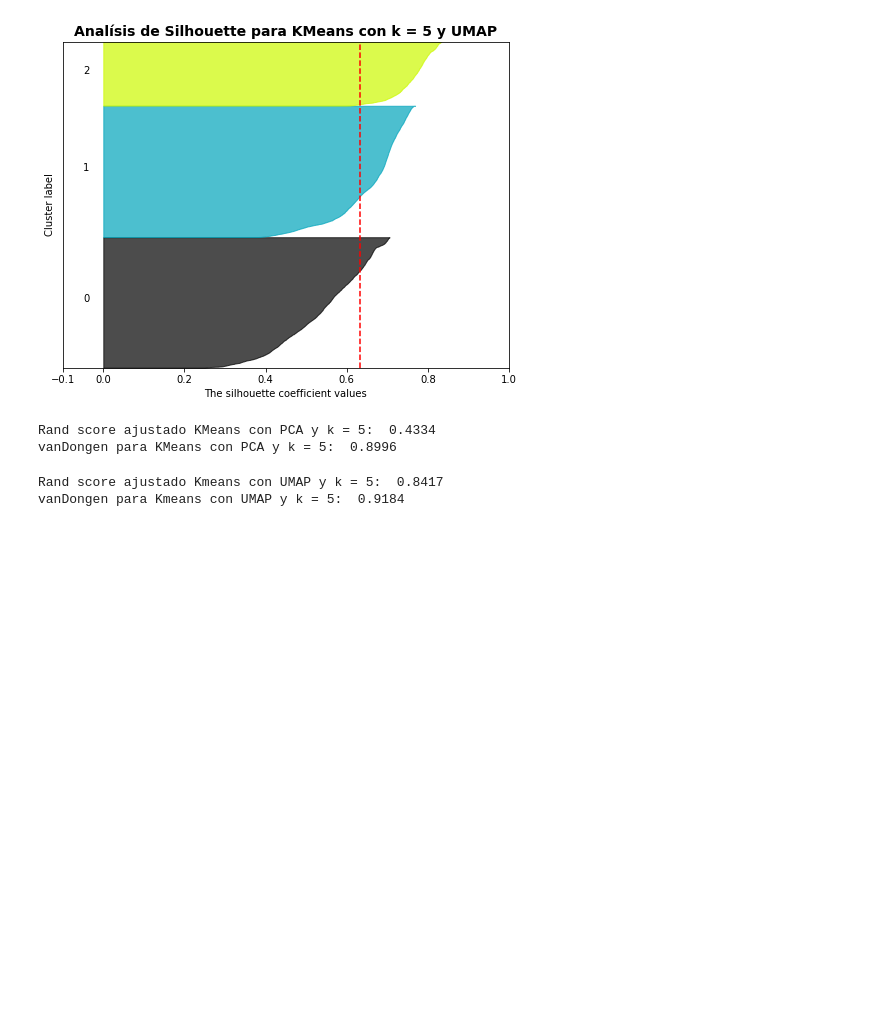
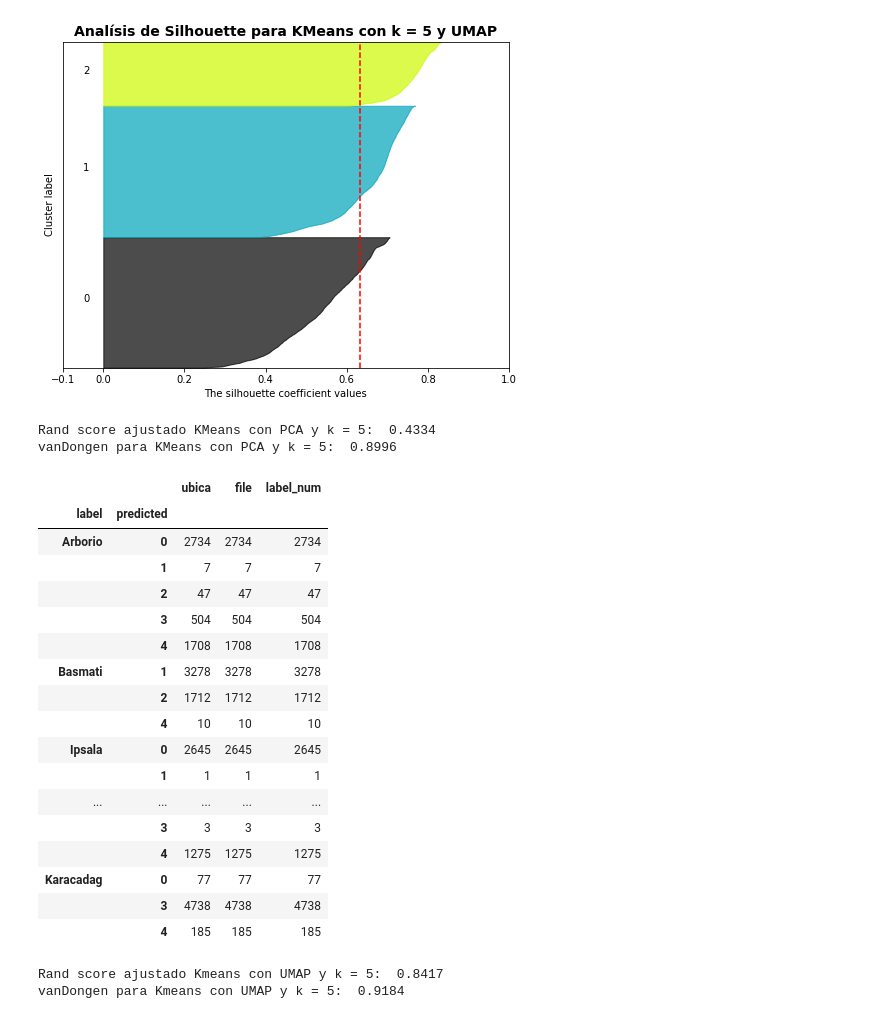
Before and after one commit to RkTcaster/DMCyT, a Jupyter notebook: Tp 1/TP 1.ipynb, the cells around one changed output. Drawn from its saved outputs; the diff is of its cells as text; code cells hidden in the pictures; blank space fills up the shorter version.

```diff
--- a/Tp 1/TP 1.ipynb
+++ b/Tp 1/TP 1.ipynb
@@ -547,6 +547,28 @@ print(f"vanDongen para {nom_mode}: ", round(vanDongen(df_van),4))
 # %% [output]
 Rand score ajustado KMeans con PCA y k = 5:  0.4334
 vanDongen para KMeans con PCA y k = 5:  0.8996
+# %%
+#Agrupamiento predecido vs real Kmeans en PCA
+df_combi.groupby(by=["label","predicted"]).count()
+# %% [output]
+|  |  | ubica | file | label_num |
+| label | predicted |  |  |  |
+| Arborio | 0 | 2734 | 2734 | 2734 |
+|  | 1 | 7 | 7 | 7 |
+|  | 2 | 47 | 47 | 47 |
+|  | 3 | 504 | 504 | 504 |
+|  | 4 | 1708 | 1708 | 1708 |
+| Basmati | 1 | 3278 | 3278 | 3278 |
+|  | 2 | 1712 | 1712 | 1712 |
+|  | 4 | 10 | 10 | 10 |
+| Ipsala | 0 | 2645 | 2645 | 2645 |
+|  | 1 | 1 | 1 | 1 |
+| ... | ... | ... | ... | ... |
+|  | 3 | 3 | 3 | 3 |
+|  | 4 | 1275 | 1275 | 1275 |
+| Karacadag | 0 | 77 | 77 | 77 |
+|  | 3 | 4738 | 4738 | 4738 |
+|  | 4 | 185 | 185 | 185 |
 # %%
 #Scores con KMeans para UMAP y k = 5
 nom_mode = "Kmeans con UMAP y k = 5"
```
Also changed, not shown: parts of 6 cells of this notebook.
